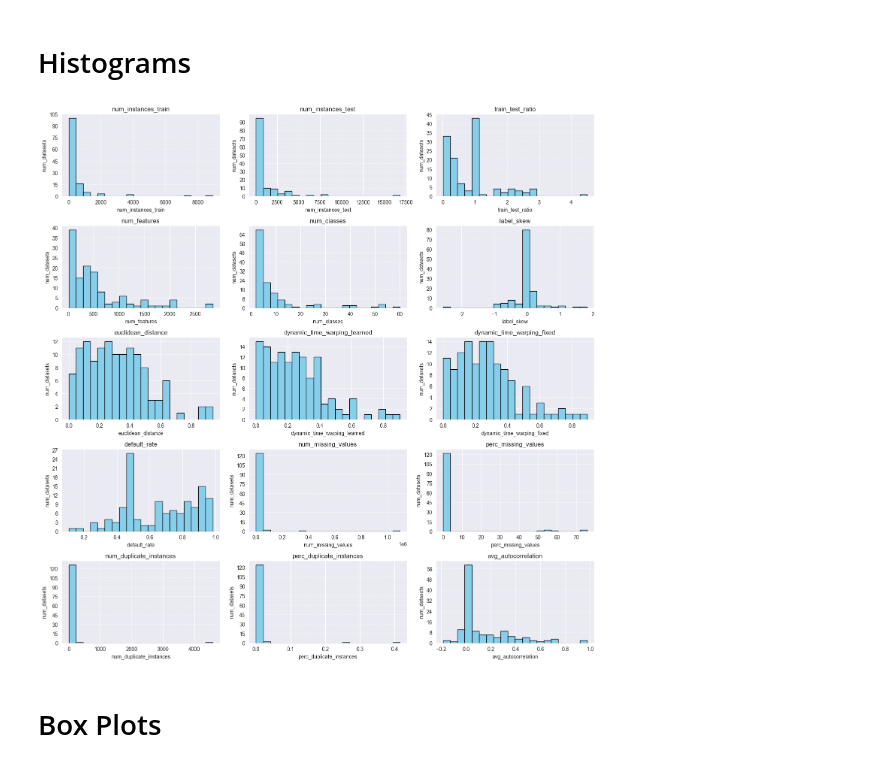
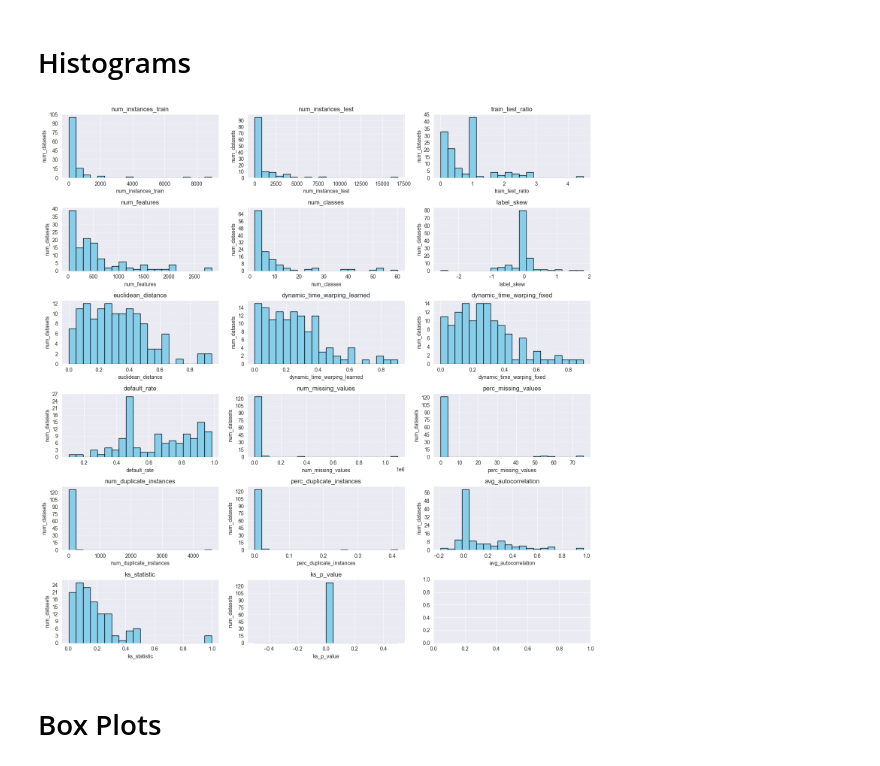
Before and after one commit to VakZok/DatasetQualityEvaluationCriteria, a Jupyter notebook: analyseDatasets.ipynb, the cells around one changed output. Drawn from its saved outputs; the diff is of its cells as text; code cells hidden in the pictures.

Commit message:
Added distribution bias measures 'ks_statistic' and 'ks_p_value'

```diff
--- a/analyseDatasets.ipynb
+++ b/analyseDatasets.ipynb
@@ -83,35 +83,35 @@ Total Sum: 225
 # %% [markdown]
 # Histograms
 # %%
-feature_columns = ['num_instances_train', 'num_instances_test', 'train_test_ratio', 'num_features', 'num_classes', 'label_skew', 'euclidean_distance', 'dynamic_time_warping_learned', 'dynamic_time_warping_fixed', 'default_rate', 'num_missing_values', 'perc_missing_values', 'num_duplicate_instances', 'perc_duplicate_instances', 'avg_autocorrelation']
+feature_columns = ['num_instances_train', 'num_instances_test', 'train_test_ratio', 'num_features', 'num_classes', 'label_skew', 'euclidean_distance', 'dynamic_time_warping_learned', 'dynamic_time_warping_fixed', 'default_rate', 'num_missing_values', 'perc_missing_values', 'num_duplicate_instances', 'perc_duplicate_instances', 'avg_autocorrelation', 'ks_statistic', 'ks_p_value']
 
 # round train_test_ratio to 2 decimal places
 df['train_test_ratio'] = df['train_test_ratio'].astype(float).round(2)
 
 # Set the number of columns for subplots
 num_columns = 3
 num_rows = (len(feature_columns) + num_columns - 1) // num_columns
 
 # Create subplots
 fig, axes = plt.subplots(num_rows, num_columns, figsize=(15, 15))
 
 # Flatten axes for easy iteration
 axes = axes.flatten()
 
 # Plot histograms for each feature in subplots
 for i, feature in enumerate(feature_columns):
     axes[i].hist(df[feature], bins=20, color='skyblue', edgecolor='black')
     axes[i].set_title(f'{feature}')
     axes[i].set_xlabel(feature)
     axes[i].set_ylabel('num_datasets')
     axes[i].yaxis.set_major_locator(plt.MaxNLocator(integer=True))  # Set y-axis ticks to integers
     axes[i].grid(axis='y', linestyle='--', alpha=0.7)
 
 # Adjust layout for better spacing
 plt.tight_layout()
 plt.show()
 # %% [output]
-[figure, old version]
+[figure, new version]
 # %% [markdown]
 # Box Plots
 # %%
```
Also changed, not shown: parts of 4 cells of this notebook, 2 other files.
